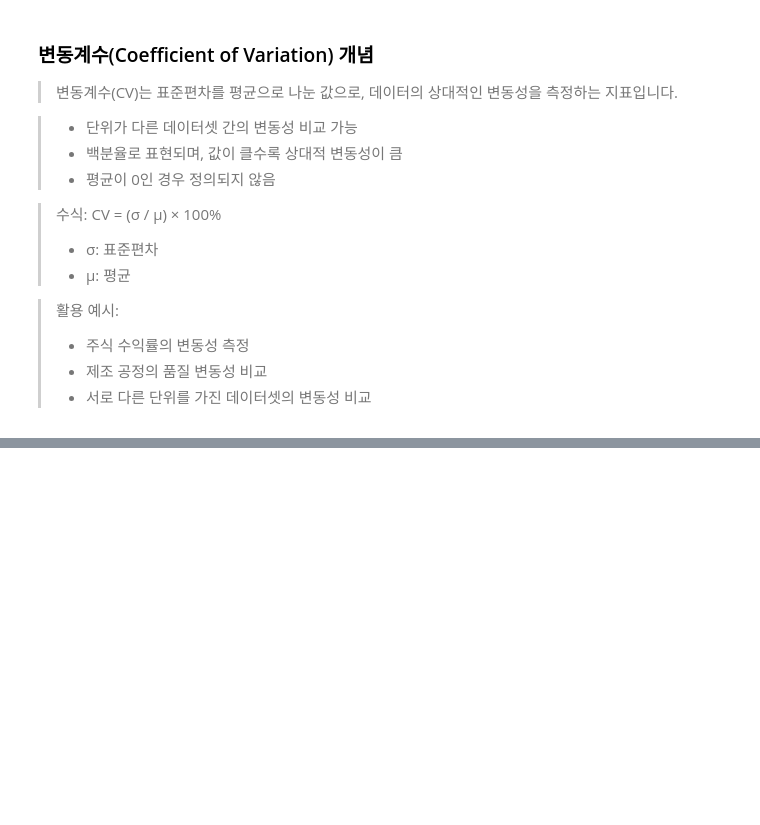
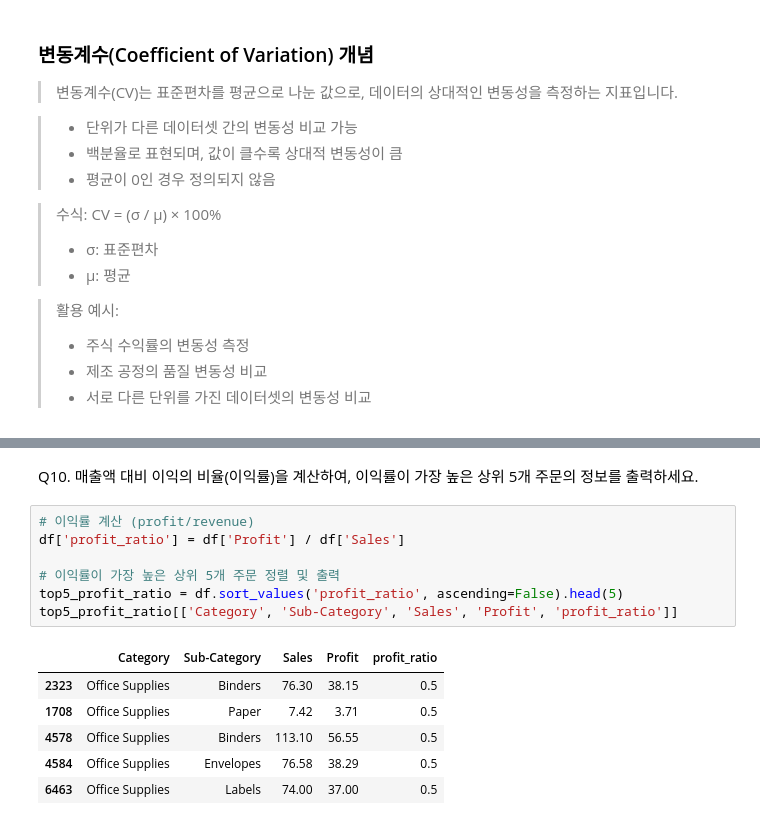
Before and after one commit to dandacompany/star_track_python, a Jupyter notebook: 0604/Python_Statistic_Analytics_Practice_Part1.ipynb, the cells around one changed output, grey strips where cells are left out. Cells and saved outputs as stored; diff of their text form; blank space fills up the shorter version.

```diff
--- a/0604/Python_Statistic_Analytics_Practice_Part1.ipynb
+++ b/0604/Python_Statistic_Analytics_Practice_Part1.ipynb
@@ -811,0 +766,16 @@ print(f"  의미: 데이터 값이 {x_value_practice}보다 클 확률은 약 {s
+# %% [markdown]
+Q10. 매출액 대비 이익의 비율(이익률)을 계산하여, 이익률이 가장 높은 상위 5개 주문의 정보를 출력하세요.
+# %%
+# 이익률 계산 (profit/revenue)
+df['profit_ratio'] = df['Profit'] / df['Sales']
+
+# 이익률이 가장 높은 상위 5개 주문 정렬 및 출력
+top5_profit_ratio = df.sort_values('profit_ratio', ascending=False).head(5)
+top5_profit_ratio[['Category', 'Sub-Category', 'Sales', 'Profit', 'profit_ratio']]
+# %% [output]
+|  | Category | Sub-Category | Sales | Profit | profit_ratio |
+| 2323 | Office Supplies | Binders | 76.30 | 38.15 | 0.5 |
+| 1708 | Office Supplies | Paper | 7.42 | 3.71 | 0.5 |
+| 4578 | Office Supplies | Binders | 113.10 | 56.55 | 0.5 |
+| 4584 | Office Supplies | Envelopes | 76.58 | 38.29 | 0.5 |
+| 6463 | Office Supplies | Labels | 74.00 | 37.00 | 0.5 |
```
Also changed, not shown: parts of 58 cells of this notebook, 7 other files.
